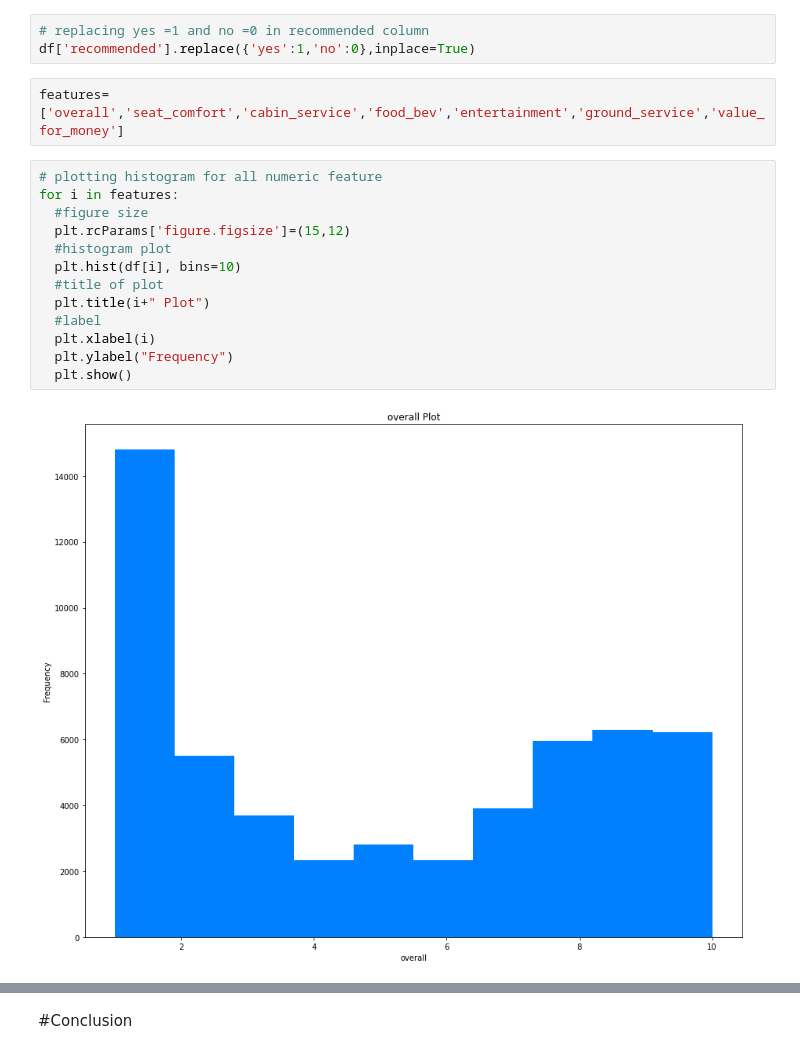
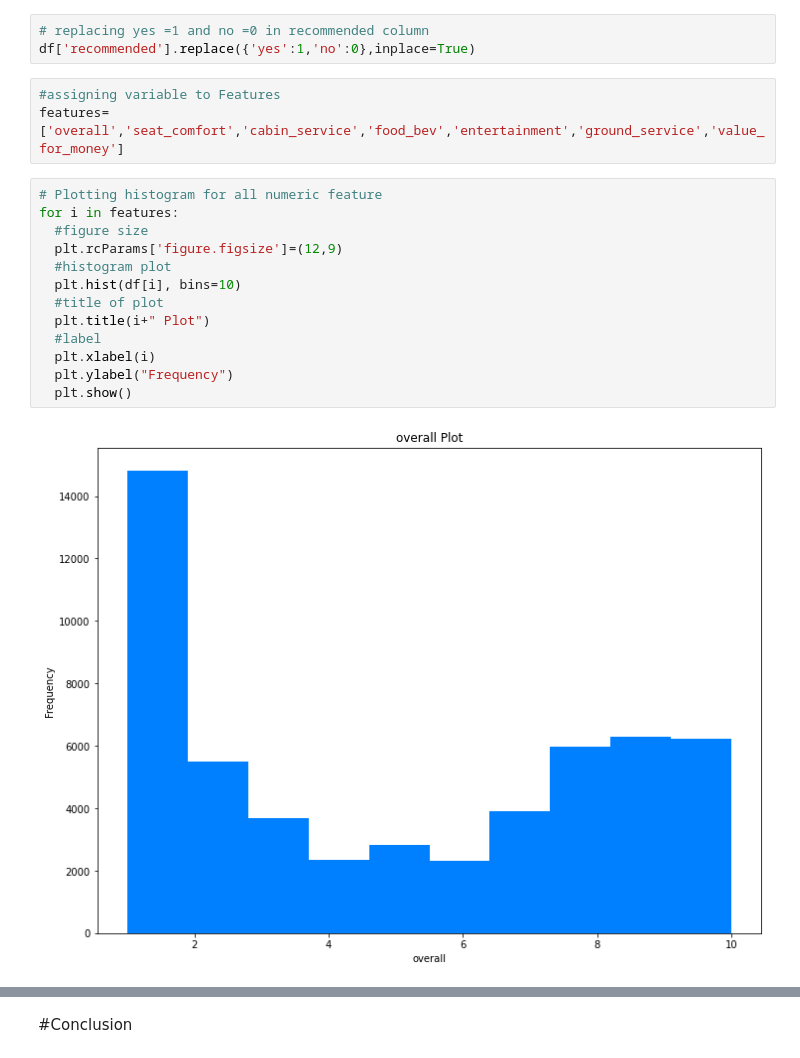
Before and after one commit to Ashfaquesayyed/Airline-passenger-referal-prediction, a Jupyter notebook: airline_passenger_referral_prediction_.ipynb, the cells around one changed output, grey strips where cells are left out. Saved outputs shown, nothing was run; the diff lists cells and outputs as text.

```diff
--- a/airline_passenger_referral_prediction_.ipynb
+++ b/airline_passenger_referral_prediction_.ipynb
@@ -439,19 +439,20 @@ Text(0, 0.5, 'Count')
 # replacing yes =1 and no =0 in recommended column
 df['recommended'].replace({'yes':1,'no':0},inplace=True)
 # %%
+#assigning variable to Features
 features=['overall','seat_comfort','cabin_service','food_bev','entertainment','ground_service','value_for_money']
 # %%
-# plotting histogram for all numeric feature
+# Plotting histogram for all numeric feature
 for i in features:
   #figure size
-  plt.rcParams['figure.figsize']=(15,12)
+  plt.rcParams['figure.figsize']=(12,9)
   #histogram plot
   plt.hist(df[i], bins=10)
   #title of plot
   plt.title(i+" Plot")
   #label
   plt.xlabel(i)
   plt.ylabel("Frequency")
   plt.show()
 # %% [output]
-[figure, old version]
+[figure, new version]
```
Also changed, not shown: parts of 17 cells of this notebook.
